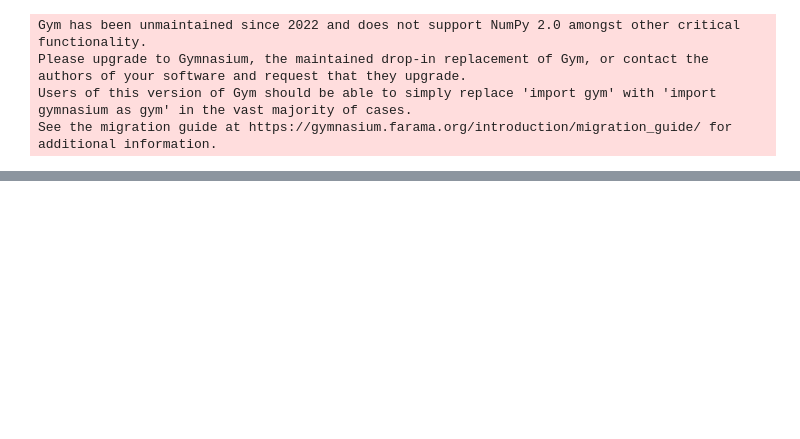
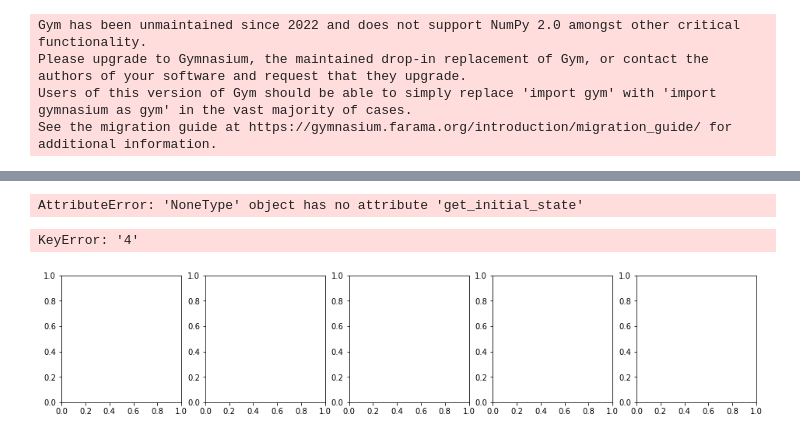
Before and after one commit to DragonsAreFuckingCool/DRL-in-international-economy-ai-economist-, a Jupyter notebook: tutorials/multi.ipynb, the cells around one changed output, grey strips where cells are left out. Cells and saved outputs as stored; diff of their text form; code cells hidden in the pictures; blank space fills up the shorter version.

```diff
--- a/tutorials/multi.ipynb
+++ b/tutorials/multi.ipynb
@@ -69,17 +69,17 @@ env_config_dict = {
     'episode_length': 1000, # Number of timesteps per episode
 
     'starting_agent_coin': 10,
-    'fixed_four_skill_and_loc': True,
+    'fixed_four_skill_and_loc': False,
 
     # Agents and planners
     "n_agents": 4,
     "planner_subclasses": ["TopPlanner", "BottomPlanner"],
-    "planner_ids": ["p_top", "p_bottom"],
-    "planner_classes": ["TopPlanner", "BottomPlanner"],
+    #"planner_ids": ["p_top", "p_bottom"],
+    #"planner_classes": ["TopPlanner", "BottomPlanner"],
 
     # Modes
     "multi_action_mode_planner": True,
-    'multi_action_mode_agents': False,
+    'multi_action_mode_agents': True,
 
     'flatten_observations': True,
     # When Flattening masks, concatenate each action subspace mask into a single array.
@@ -181,12 +272,13 @@ trainer_config = {
 
 trainer_config.update(
     {
-        "num_workers": 2,
-        "num_envs_per_worker": 2,
+        "num_workers": 0,
+        "num_envs_per_worker": 1,
         # Other training parameters
         "train_batch_size":  4000,
         "sgd_minibatch_size": 4000,
         "num_sgd_iter": 1
+
     }
 )
 # %%
@@ -276,6 +530,8 @@ def generate_rollout_with_planner_actions(
 # %%
-dense_logs = generate_rollout_with_planner_actions(
-    trainer,
-    env_obj,
-    num_dense_logs=10
-)
+# dense_logs = generate_rollout_with_planner_actions(
+#     trainer,
+#     env_obj,
+#     num_dense_logs=10
+# )
+# %% [output]
+AttributeError: 'NoneType' object has no attribute 'get_initial_state'
@@ -282,3 +612,6 @@ dense_logs = generate_rollout_with_planner_actions(
 # %%
-plotting.breakdown(dense_logs[9])   # agent actions (unchanged)
-dense_logs[9]["planner_actions"]    # <-- your new planner actions
+plotting.breakdown(dense_logs[0])   # agent actions (unchanged)
+dense_logs[0]["planner_actions"]    # <-- your new planner actions
+# %% [output]
+KeyError: '4'
+[figure, added]
```
Also changed, not shown: parts of 26 cells of this notebook.
